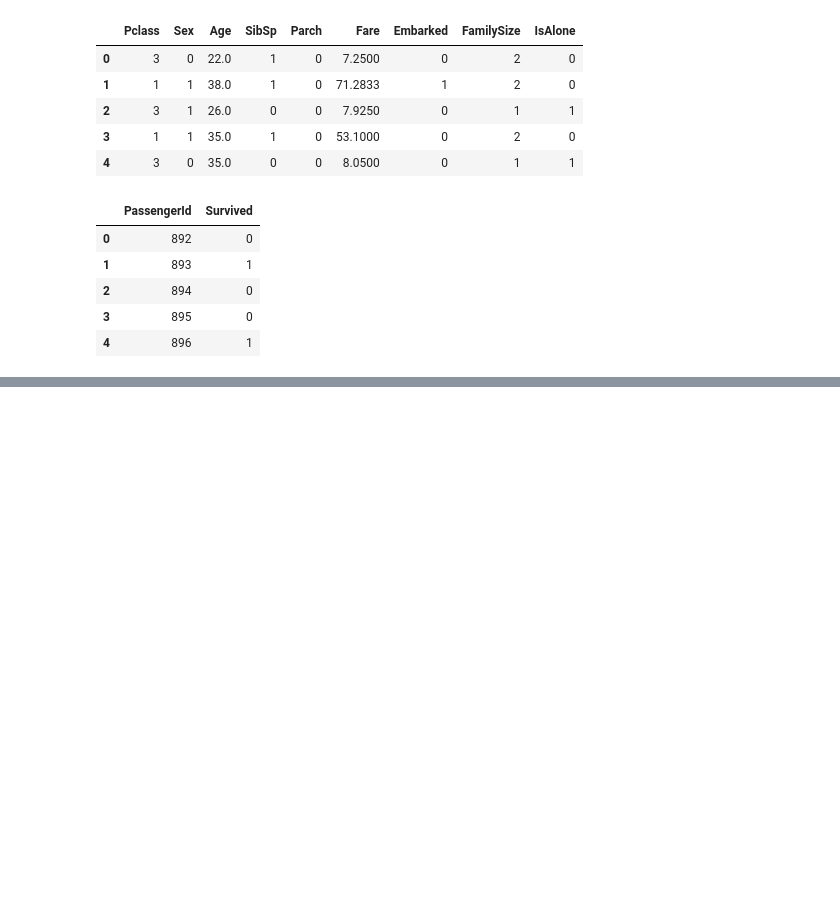
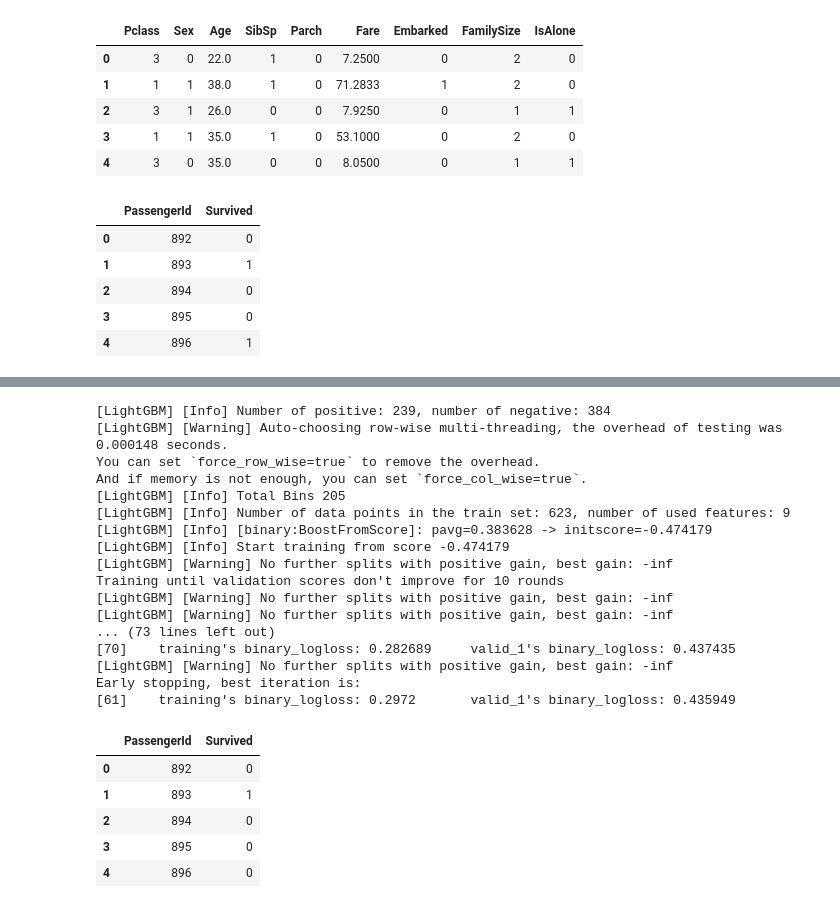
Before and after one commit to satmat/study_kaggle, a Jupyter notebook: titanic-python-kaggle-start-book.ipynb, the cells around one changed output, grey strips where cells are left out. Saved outputs shown, nothing was run; the diff lists cells and outputs as text; code cells hidden in the pictures; blank space fills up the shorter version.

Commit message:
Kaggle Notebook | titanic-python-kaggle-start-book | Version 7 PythonではじめるKaggleスタートブック 2.6 ～p.132

```diff
--- a/titanic-python-kaggle-start-book.ipynb
+++ b/titanic-python-kaggle-start-book.ipynb
@@ -501,0 +581,60 @@ Early stopping, best iteration is:
+# %%
+params = {
+    'objective': 'binary',
+    'max_bin': 300,
+    'learning_rate': 0.05,
+    'num_leaves': 40
+}
+
+lgb_train = lgb.Dataset(X_train,
+                        y_train,
+                        categorical_feature=categorical_features)
+lgb_eval = lgb.Dataset(X_valid,
+                       y_valid,
+                       categorical_feature=categorical_features)
+
+model = lgb.train(params,
+                  lgb_train,
+                  valid_sets=[lgb_train, lgb_eval],
+                  verbose_eval=10,
+                  num_boost_round=1000,
+                  early_stopping_rounds=10)
+
+y_pred = model.predict(X_test, num_iteration=model.best_iteration)
+#y_pred[:10]
+y_pred = (y_pred > 0.5).astype(int)
+y_pred[:10]
+
+# 送信ファイルの準備
+sub = pd.read_csv('../input/titanic/gender_submission.csv')
+sub['Survived'] = y_pred
+sub.to_csv('submission_lightgbm_handtuning.csv', index=False)
+
+sub.head()
+
+# next https://www.kaggle.com/sishihara/python-kaggle-start-book-ch02-06
+# Optunaを使う
+# %% [output]
+[LightGBM] [Info] Number of positive: 239, number of negative: 384
+[LightGBM] [Warning] Auto-choosing row-wise multi-threading, the overhead of testing was 0.000148 seconds.
+You can set `force_row_wise=true` to remove the overhead.
+And if memory is not enough, you can set `force_col_wise=true`.
+[LightGBM] [Info] Total Bins 205
+[LightGBM] [Info] Number of data points in the train set: 623, number of used features: 9
+[LightGBM] [Info] [binary:BoostFromScore]: pavg=0.383628 -> initscore=-0.474179
+[LightGBM] [Info] Start training from score -0.474179
+[LightGBM] [Warning] No further splits with positive gain, best gain: -inf
+Training until validation scores don't improve for 10 rounds
+[LightGBM] [Warning] No further splits with positive gain, best gain: -inf
+[LightGBM] [Warning] No further splits with positive gain, best gain: -inf
+... (73 lines left out)
+[70]    training's binary_logloss: 0.282689     valid_1's binary_logloss: 0.437435
+[LightGBM] [Warning] No further splits with positive gain, best gain: -inf
+Early stopping, best iteration is:
+[61]    training's binary_logloss: 0.2972       valid_1's binary_logloss: 0.435949
+|  | PassengerId | Survived |
+| 0 | 892 | 0 |
+| 1 | 893 | 1 |
+| 2 | 894 | 0 |
+| 3 | 895 | 0 |
+| 4 | 896 | 0 |
```
Also changed, not shown: parts of 4 cells of this notebook.
